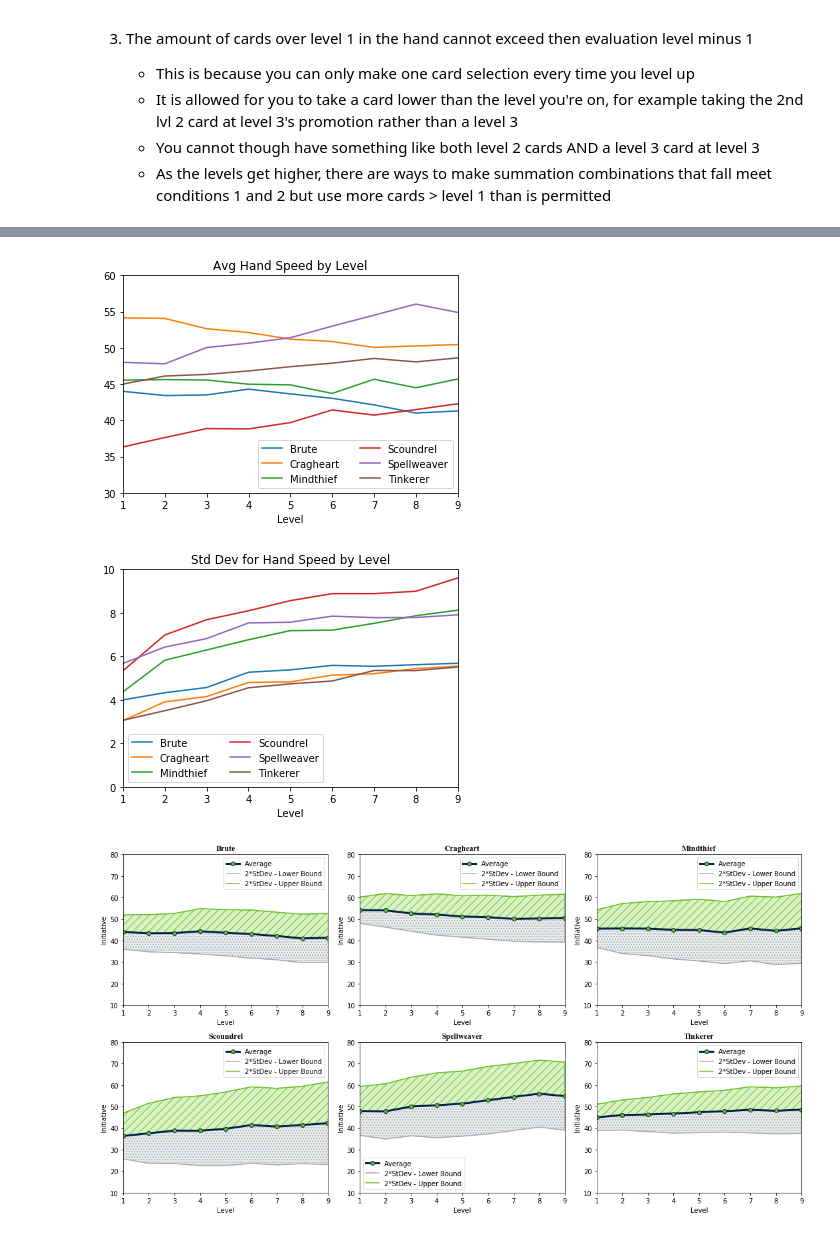
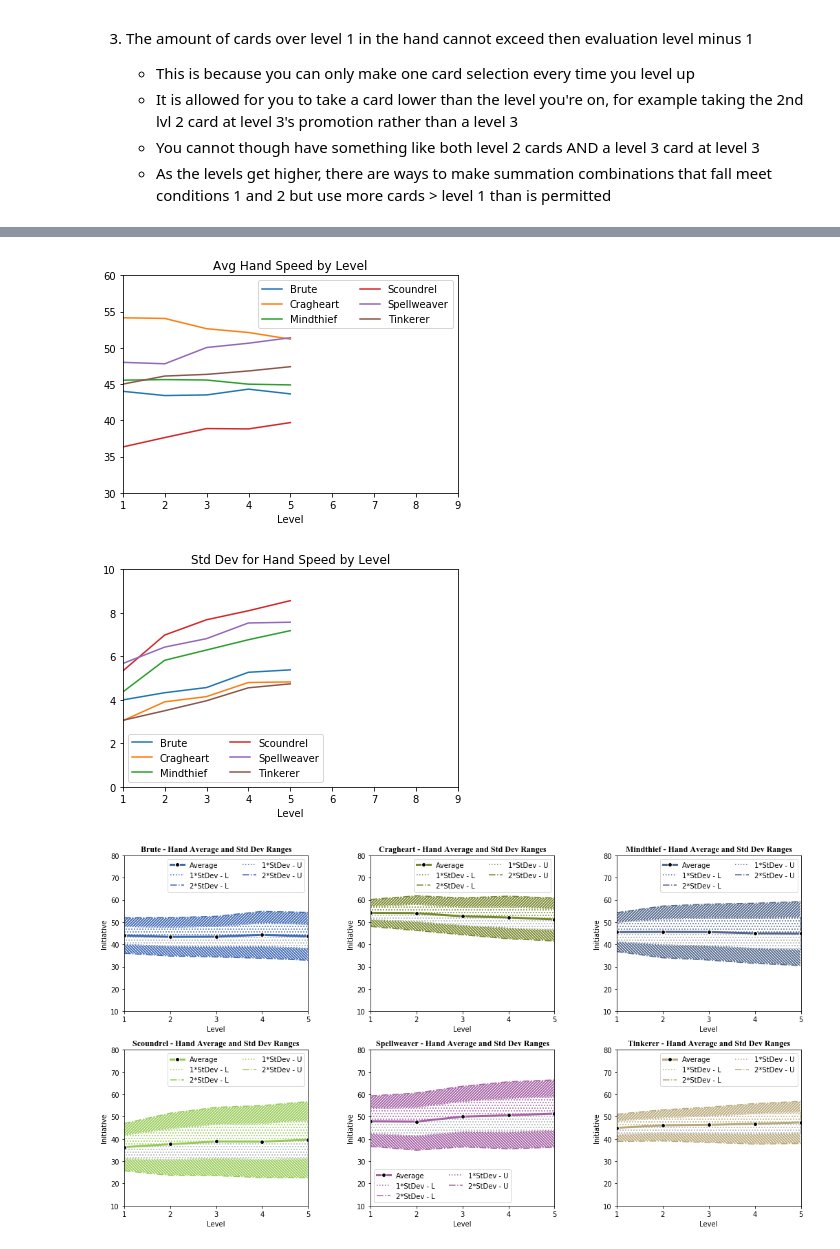
Before and after one commit to brandongiles/Gloomhaven, a Jupyter notebook: Gloomhaven_DataAnalysis.ipynb, the cells around one changed output, grey strips where cells are left out. Cells and saved outputs as stored; diff of their text form; code cells hidden in the pictures.

```diff
--- a/Gloomhaven_DataAnalysis.ipynb
+++ b/Gloomhaven_DataAnalysis.ipynb
@@ -56,7 +56,7 @@ count_result_dict = dict()
 avg_result_dict = dict()
 stdev_result_dict = dict()
 
-loop_lvl = 9
+loop_lvl = 5
 
 for i in range(6):
     # Setting data items for use later in code
@@ -121,5 +121,12 @@ stdev_results_df = pd.DataFrame.from_dict(stdev_result_dict, orient = 'Index')
 total_results_df = pd.concat([class_df, level_df, count_results_df, avg_results_df, stdev_results_df], axis = 1)
 total_results_df.columns = ['Class', 'Level', 'Hand Count', 'Average', 'Std. Dev.']
 
+# Adding in standard deviation columns
+total_results_df = total_results_df.assign(L_1StdDev = total_results_df['Average']-(total_results_df['Std. Dev.']))
+total_results_df = total_results_df.assign(L_2StdDev = total_results_df['Average']-(total_results_df['Std. Dev.']*2))
+
+total_results_df = total_results_df.assign(U_1StdDev = total_results_df['Average']+(total_results_df['Std. Dev.']))
+total_results_df = total_results_df.assign(U_2StdDev = total_results_df['Average']+(total_results_df['Std. Dev.']*2))
+
 print(total_results_df)
 # %% [output]
@@ -143,6 +150,3 @@ print(total_results_df)
-# %%
-total_results_df = total_results_df.assign(L_StdDev = total_results_df['Average']-(total_results_df['Std. Dev.']*2))
-total_results_df = total_results_df.assign(H_StdDev = total_results_df['Average']+(total_results_df['Std. Dev.']*2))
 # %%
 writer = pd.ExcelWriter('HandAvg_byLevel_output.xlsx')
 total_results_df.to_excel(writer, 'Sheet1')
@@ -167,8 +171,8 @@ plt.axis([1,9,0,10])
 plt.legend(loc='best', ncol = 2)
 plt.show()
 # %% [output]
-[figure, old version]
+[figure, new version]
-[figure, old version]
+[figure, new version]
 # %%
 # Creating a figure to hold the plots
 fig = plt.figure(figsize=(15,8))
@@ -180,45 +184,70 @@ for key, grp in total_results_df.groupby(['Class']):
     # X and Y variables to plot
     x = grp['Level']
     y1 = grp['Average']
-    y2 = grp['H_StdDev']
-    y3 = grp['L_StdDev']
+    y2 = grp['U_1StdDev']
+    y3 = grp['L_1StdDev']
+    y4 = grp['U_2StdDev']
+    y5 = grp['L_2StdDev']
 
     # Adding a subplot to the base figure
     ax = fig.add_subplot(2, 3, i)
 
     # Plotting the average
-    ax = grp.plot(ax=ax, kind='line', x='Level', y='Average', label='Average', color='#002244', linewidth=3,
-                  markevery=1, marker='o', markerfacecolor='#69BE28')
+    ax = grp.plot(ax=ax, kind='line', x='Level', y='Average', label='Average',
+                  color=gen_classinfo[gen_classinfo['Class']==key]['Class Symbol Color'], linewidth=3,
+                  markevery=1, marker='o', markerfacecolor='black', markeredgecolor='white')
 
     # Plotting the lower bound of the standard deviation
-    ax = grp.plot(ax=ax, kind='line', x='Level', y='L_StdDev', label='2*StDev - Lower Bound', color='#A5ACAF',
-                  linestyle="-")
+    ax = grp.plot(ax=ax, kind='line', x='Level', y='L_1StdDev', label='1*StDev - L',
+                  color=gen_classinfo[gen_classinfo['Class']==key]['Class Symbol Color'],
+                  linestyle=":")
+
+    ax = grp.plot(ax=ax, kind='line', x='Level', y='L_2StdDev', label='2*StDev - L',
+              color=gen_classinfo[gen_classinfo['Class']==key]['Class Symbol Color'],
+              linestyle="-.")
 
     # Plotting the upper bound of the standard deviation
-    ax = grp.plot(ax=ax, kind='line', x='Level', y='H_StdDev', label='2*StDev - Upper Bound',  color='#69BE28',
-                  linestyle="-")
+    ax = grp.plot(ax=ax, kind='line', x='Level', y='U_1StdDev', label='1*StDev - U',
+                  color=gen_classinfo[gen_classinfo['Class']==key]['Class Symbol Color'],
+                  linestyle=":")
+
+    ax = grp.plot(ax=ax, kind='line', x='Level', y='U_2StdDev', label='2*StDev - U',
+                  color=gen_classinfo[gen_classinfo['Class']==key]['Class Symbol Color'],
+                  linestyle="-.")
 
     # Titling the subplot
-    ax.set_title(key, fontname="Times New Roman")
+    ax.set_title(key + " - Hand Average and Std Dev Ranges", fontname="Times New Roman")
 
     # Setting the axis limits and labels
-    ax.axis([1,9,10,80])
+    ax.axis([1,5,10,80])
     ax.set_xlabel('Level')
     ax.set_ylabel('Initiative')
+    ax.set_xticks(grp['Level'])
 
     # Creating the coloring/formatting for the space between the average and +- (2*Std. Deviation)
-    # Between Average and Upper Bound
-    ax.fill_between(x, y1, y2, where = (y2 > y1), edgecolor='#69BE28', facecolor='#D8F2C5', hatch="//")
+    # Between Average and Upper Bound 1
+    ax.fill_between(x, y1, y2, where = (y2 > y1), facecolor='#FFFFFF',
+                    edgecolor=gen_classinfo[gen_classinfo['Class']==key]['Class Symbol Color'], hatch=3*".")
+
+    ax.fill_between(x, y2, y4, where = (y4 > y2), edgecolor='#FFFFFF',
+                    facecolor=gen_classinfo[gen_classinfo['Class']==key]['Class Symbol Color'], hatch=3*"//")
 
     # Between Average and Lower Bound
-    ax.fill_between(x, y1, y3, where = (y3 < y1), facecolor='#E8EAEB', edgecolor='#A5ACAF', hatch=3*".")
+    # #E8EAEB'
+    ax.fill_between(x, y1, y3, where = (y3 < y1), facecolor='#FFFFFF', edgecolor='#A5ACAF', hatch=3*".")
+
+    ax.fill_between(x, y3, y5, where = (y5 < y3), edgecolor='#FFFFFF',
+                    facecolor=gen_classinfo[gen_classinfo['Class']==key]['Class Symbol Color'], hatch=6*"\\")
+
+
 
     # Setting up the Legend
-    ax.legend()
+    ax.legend(ncol=2)
 
     i += 1
 
+# Adjusting the plot spacing in the figure
 plt.subplots_adjust(left=None, bottom=None, right=None, top=1, wspace=1, hspace=1)
 plt.tight_layout()
 # %% [output]
-[figure, old version]
+[figure, new version]
```
Also changed, not shown: parts of 1 cell of this notebook.
